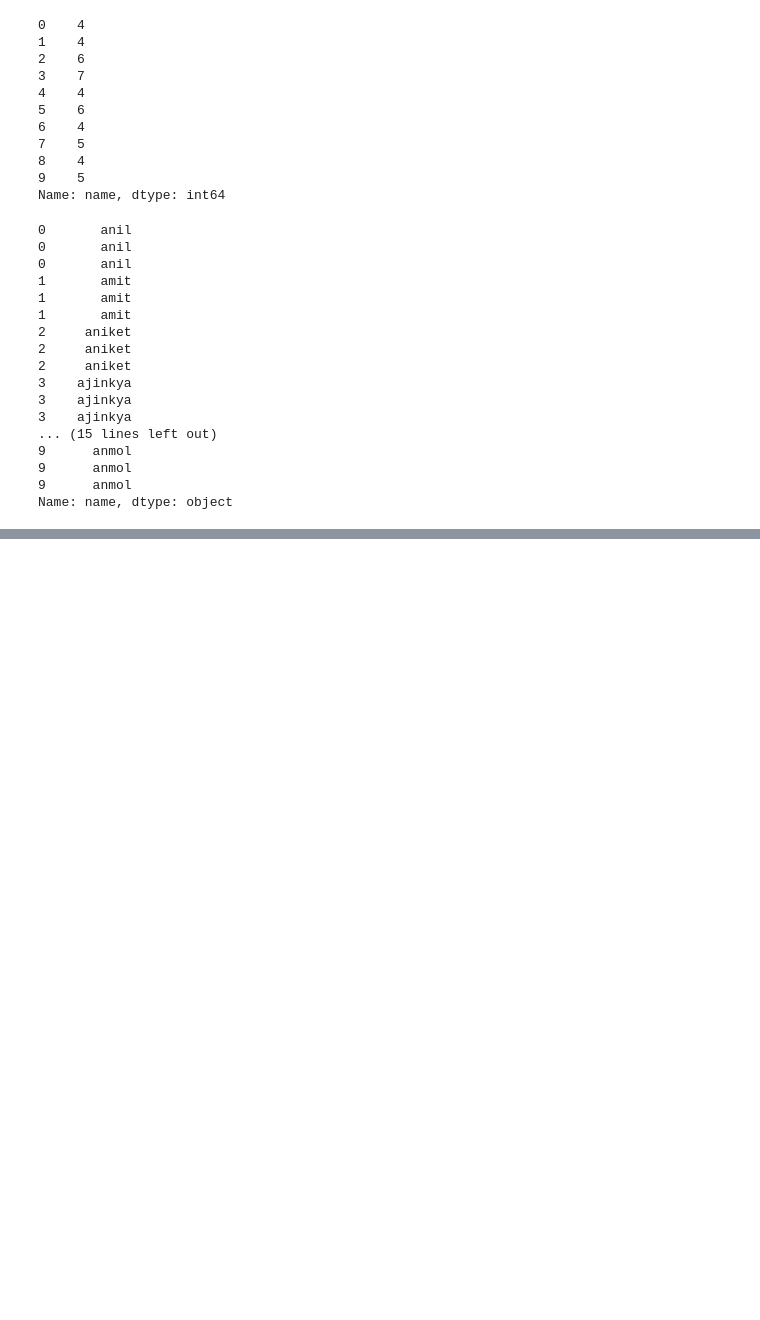
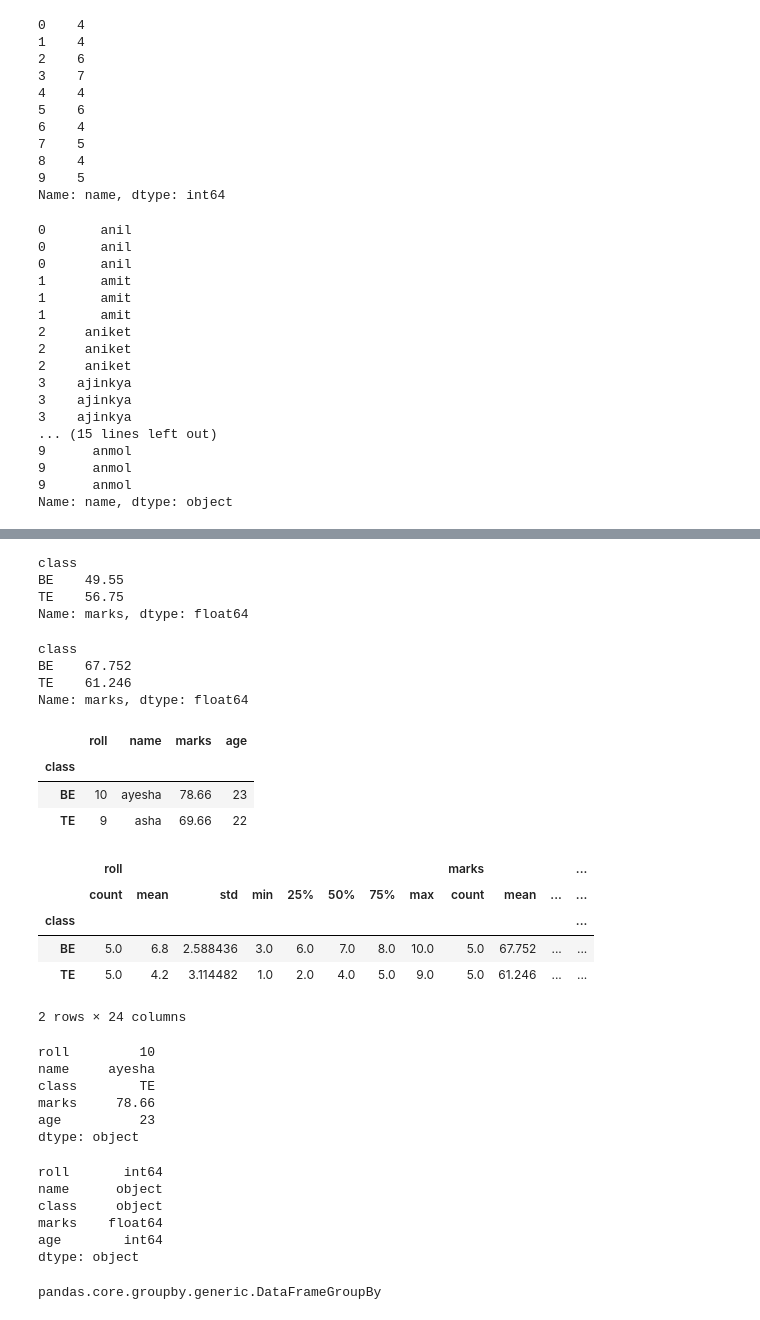
Before and after one commit to dipankar-majumder/cdac-pune-ai-ml-course, a Jupyter notebook: 23 Structured Data Analysis.ipynb, the cells around one changed output, grey strips where cells are left out. Drawn from its saved outputs; the diff is of its cells as text; code cells hidden in the pictures; blank space fills up the shorter version.

```diff
--- a/23 Structured Data Analysis.ipynb
+++ b/23 Structured Data Analysis.ipynb
@@ -809,0 +829,3 @@ Name: name, dtype: object
+# %%
+gr = df.groupby('class')
+gr.groups
@@ -809,0 +852,52 @@ Name: name, dtype: object
+# %%
+gr['marks'].min()
+# %% [output]
+class
+BE    49.55
+TE    56.75
+Name: marks, dtype: float64
+# %%
+gr['marks'].mean()
+# %% [output]
+class
+BE    67.752
+TE    61.246
+Name: marks, dtype: float64
+# %%
+gr.max()
+# %% [output]
+|  | roll | name | marks | age |
+| class |  |  |  |  |
+| BE | 10 | ayesha | 78.66 | 23 |
+| TE | 9 | asha | 69.66 | 22 |
+# %%
+gr.describe()
+# %% [output]
+|  | roll |  |  |  |  |  |  |  | marks |  |  | ... |
+|  | count | mean | std | min | 25% | 50% | 75% | max | count | mean | ... | ... |
+| class |  |  |  |  |  |  |  |  |  |  |  | ... |
+| BE | 5.0 | 6.8 | 2.588436 | 3.0 | 6.0 | 7.0 | 8.0 | 10.0 | 5.0 | 67.752 | ... | ... |
+| TE | 5.0 | 4.2 | 3.114482 | 1.0 | 2.0 | 4.0 | 5.0 | 9.0 | 5.0 | 61.246 | ... | ... |
+2 rows × 24 columns
+# %%
+df.max()
+# %% [output]
+roll         10
+name     ayesha
+class        TE
+marks     78.66
+age          23
+dtype: object
+# %%
+df.dtypes
+# %% [output]
+roll       int64
+name      object
+class     object
+marks    float64
+age        int64
+dtype: object
+# %%
+type(gr)
+# %% [output]
+pandas.core.groupby.generic.DataFrameGroupBy
```
Also changed, not shown: parts of 20 cells of this notebook, 2 other files.
